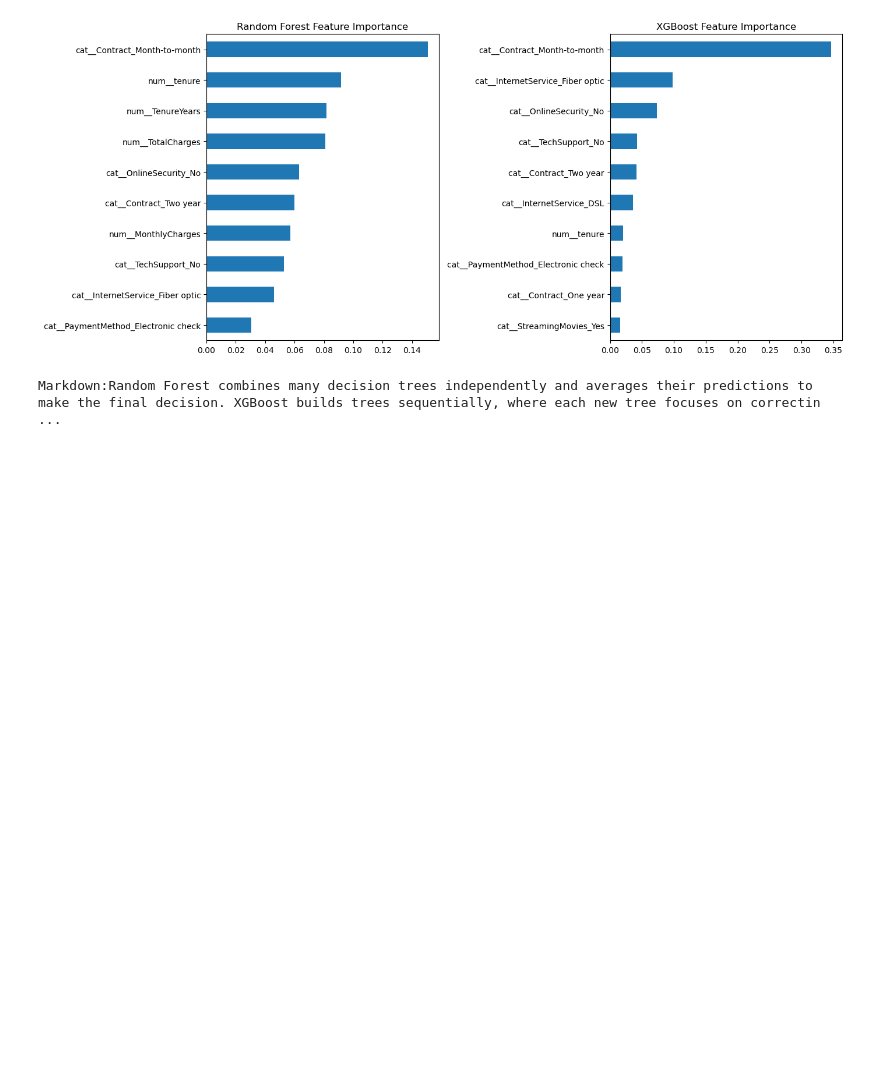
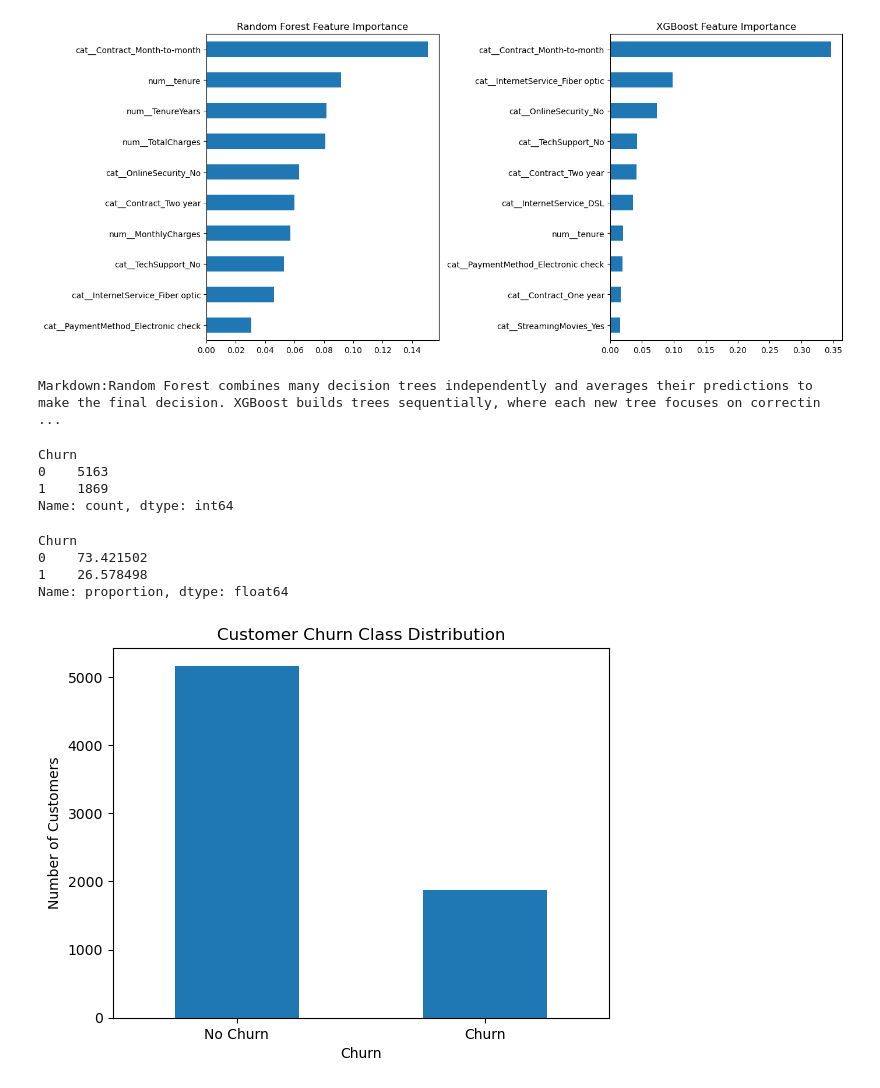
Before and after one commit to muqadas118/neurofive-ml-track, a Jupyter notebook: Tasks.ipynb, the cells around one changed output. Saved outputs shown, nothing was run; the diff lists cells and outputs as text; code cells hidden in the pictures; blank space fills up the shorter version.

```diff
--- a/Tasks.ipynb
+++ b/Tasks.ipynb
@@ -1040,3 +1028,29 @@ plt.show()
 print("Markdown:Random Forest combines many decision trees independently and averages their predictions to make the final decision. XGBoost builds trees sequentially, where each new tree focuses on correcting mistakes made by previous trees. In this task, XGBoost performed better than both Logistic Regression and Random Forest. Both ensemble models also identified month-to-month contracts as an important driver of customer churn.")
 # %% [output]
 Markdown:Random Forest combines many decision trees independently and averages their predictions to make the final decision. XGBoost builds trees sequentially, where each new tree focuses on correctin ...
+# %%
+print(y.value_counts())
+# %% [output]
+Churn
+0    5163
+1    1869
+Name: count, dtype: int64
+# %%
+print(y.value_counts(normalize=True) * 100)
+# %% [output]
+Churn
+0    73.421502
+1    26.578498
+Name: proportion, dtype: float64
+# %%
+import matplotlib.pyplot as plt
+
+y.value_counts().plot(kind="bar")
+
+plt.title("Customer Churn Class Distribution")
+plt.xlabel("Churn")
+plt.ylabel("Number of Customers")
+plt.xticks([0, 1], ["No Churn", "Churn"], rotation=0)
+plt.show()
+# %% [output]
+[figure, added]
```
Also changed, not shown: parts of 19 cells of this notebook.
